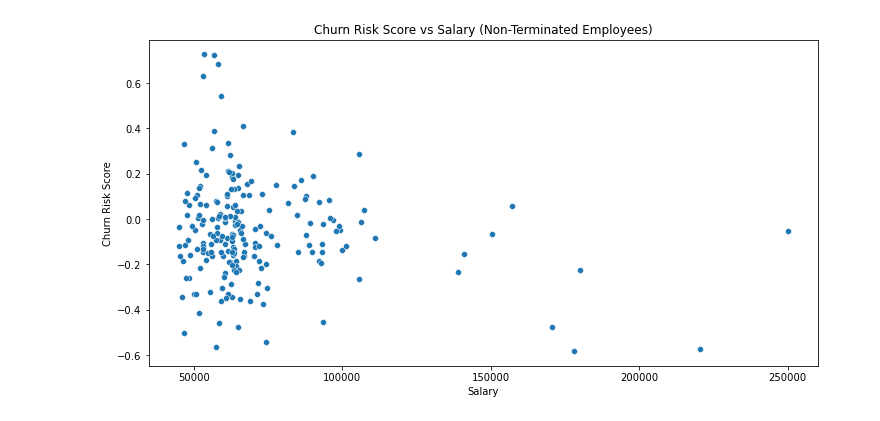
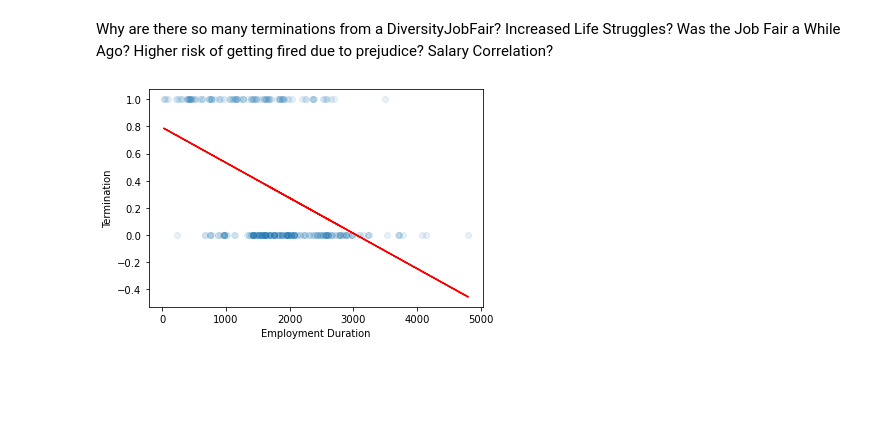
Before and after one commit to TerraJRiley/Human_Resources_Analysis, a Jupyter notebook: HR_Churn_Risk.ipynb, the cells around one changed output. Cells and saved outputs as stored; diff of their text form; code cells hidden in the pictures; blank space fills up the shorter version.

```diff
--- a/HR_Churn_Risk.ipynb
+++ b/HR_Churn_Risk.ipynb
@@ -17,15 +61,0 @@ plt.show()
-# %%
-# Assigning weights to factors for churn risk
-weights = {
-    'PerfScoreID': -1,  # Lower performance might indicate higher churn risk
-    'EmpSatisfaction': -1,  # Lower satisfaction might indicate higher churn risk
-    'EngagementSurvey': -1,  # Lower engagement might indicate higher churn risk
-    'Absences': 0.5,  # More absences might indicate higher churn risk
-    'DaysLateLast30': 1,  # More days late might indicate higher churn risk
-    'EmploymentDuration': -0.1  # Shorter duration might indicate higher churn risk
-}
-
-# Normalizing and calculating churn risk score
-for factor, weight in weights.items():
-    df[factor + '_norm'] = (df[factor] - df[factor].mean()) / df[factor].std()
-df['ChurnRiskScore'] = sum([df[factor + '_norm'] * weight for factor in weights])
@@ -104,10 +62,34 @@ Name: ChurnRiskScore, Length: 207, dtype: float64
-# %%
-# Scatter plot to compare Churn Risk Score with Salary
-plt.figure(figsize=(12, 6))
-sns.scatterplot(data=df[df['EmploymentStatus'].str.contains('Active')], x='Salary', y='ChurnRiskScore')
-plt.title('Churn Risk Score vs Salary (Non-Terminated Employees)')
-plt.xlabel('Salary')
-plt.ylabel('Churn Risk Score')
-plt.show()
-# %% [output]
-[figure, removed]
+# %% [markdown]
+Why are there so many terminations from a DiversityJobFair?
+Increased Life Struggles?
+Was the Job Fair a While Ago?
+Higher risk of getting fired due to prejudice?
+Salary Correlation?
+# %%
+import matplotlib.pyplot as plt
+import scipy.stats as stats
+
+# Assuming df is your DataFrame and 'x_column' and 'binary_column' are the column names
+x = df['EmploymentDuration']
+y = df['Termd']
+
+# Create a scatter plot
+plt.scatter(x, y, alpha= 0.1)
+
+# Calculate the regression line
+slope, intercept, r_value, p_value, std_err = stats.linregress(x, y)
+
+# Create a line based on the slope and intercept
+line = slope * x + intercept
+
+# Plot the regression line
+plt.plot(x, line, color='red')
+
+# Labeling the axes
+plt.xlabel('Employment Duration')
+plt.ylabel('Termination')
+
+# Show the plot
+plt.show()
+# %% [output]
+[figure, added]
```
Also changed, not shown: parts of 10 cells of this notebook, 4 other files.
